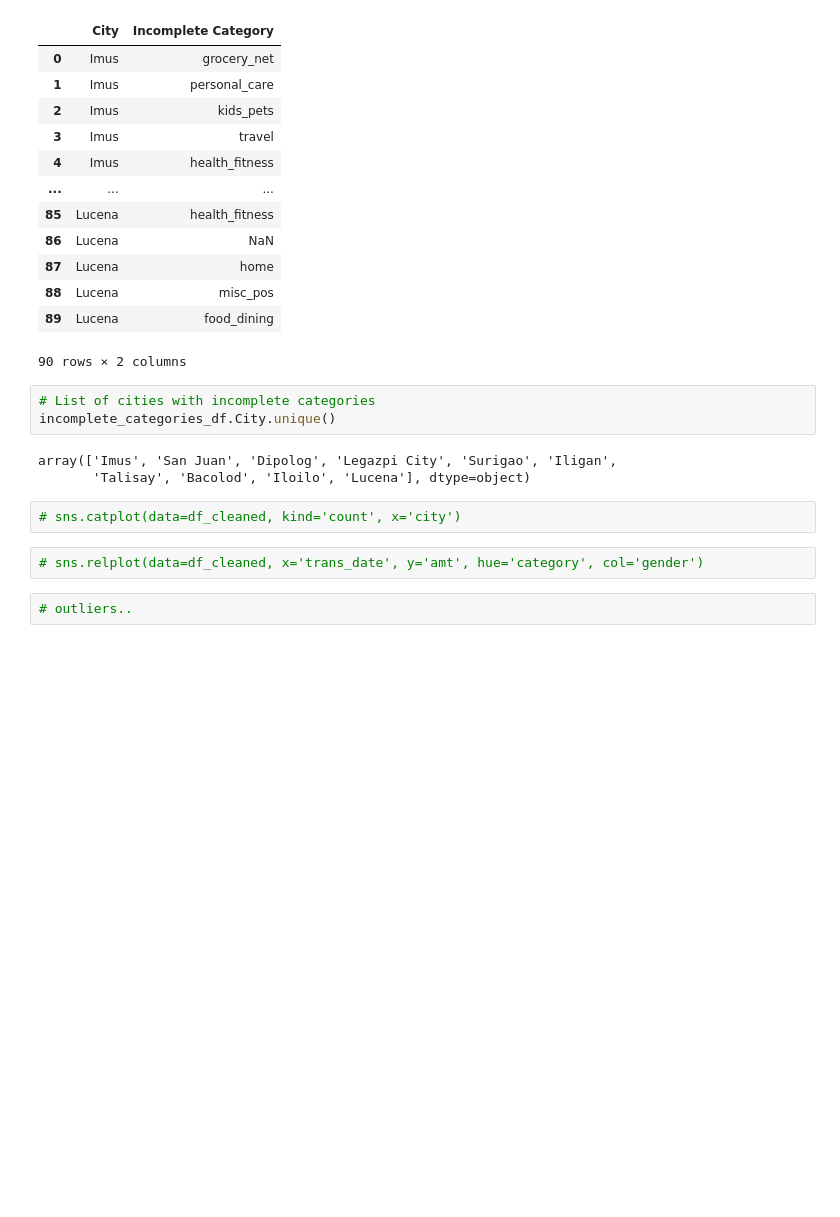
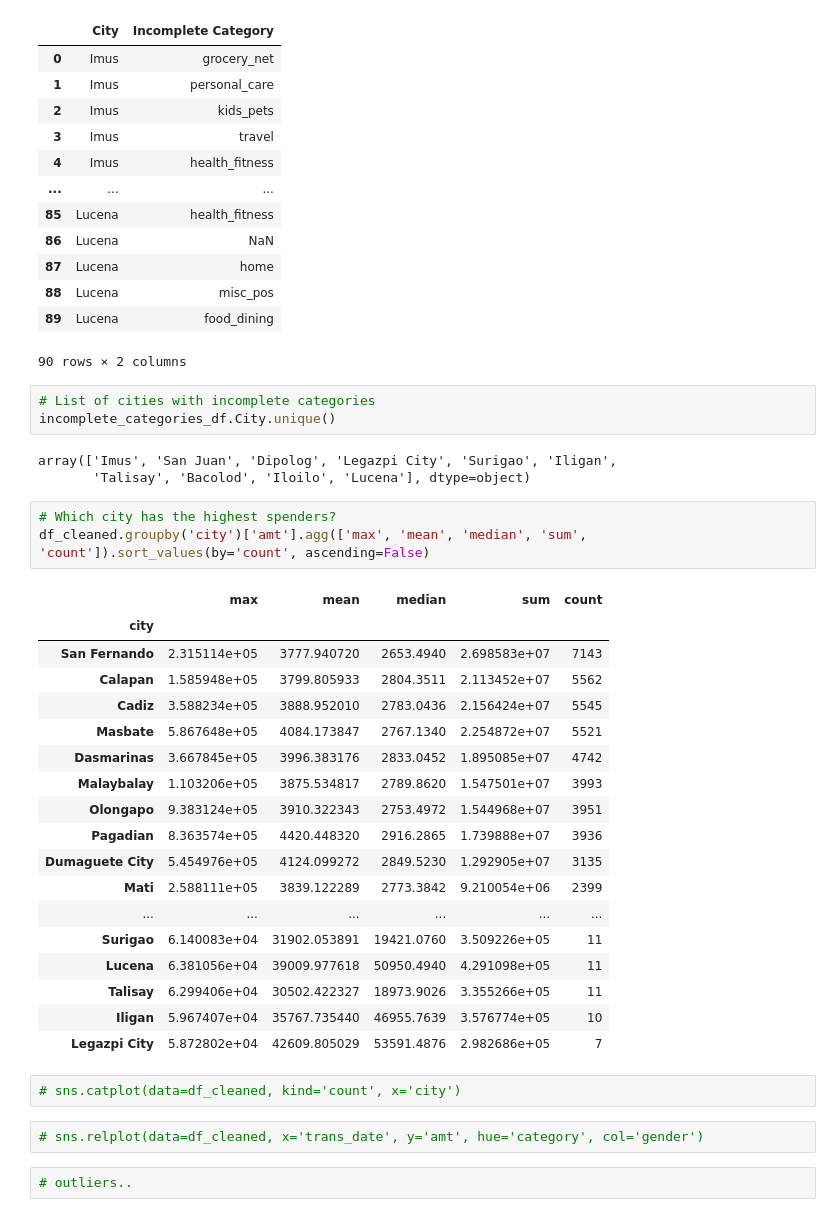
Before and after one commit to jmgang/G7Sprint1Deliverable, a Jupyter notebook: Copy_of_Project_s1_group7_teaching_hanna_how_to_swim.ipynb, the cells around one changed output. Drawn from its saved outputs; the diff is of its cells as text; blank space fills up the shorter version.

```diff
--- a/Copy_of_Project_s1_group7_teaching_hanna_how_to_swim.ipynb
+++ b/Copy_of_Project_s1_group7_teaching_hanna_how_to_swim.ipynb
@@ -507,6 +506,28 @@ incomplete_categories_df.City.unique()
 # %% [output]
 array(['Imus', 'San Juan', 'Dipolog', 'Legazpi City', 'Surigao', 'Iligan',
        'Talisay', 'Bacolod', 'Iloilo', 'Lucena'], dtype=object)
+# %%
+# Which city has the highest spenders?
+df_cleaned.groupby('city')['amt'].agg(['max', 'mean', 'median', 'sum', 'count']).sort_values(by='count', ascending=False)
+# %% [output]
+|  | max | mean | median | sum | count |
+| city |  |  |  |  |  |
+| San Fernando | 2.315114e+05 | 3777.940720 | 2653.4940 | 2.698583e+07 | 7143 |
+| Calapan | 1.585948e+05 | 3799.805933 | 2804.3511 | 2.113452e+07 | 5562 |
+| Cadiz | 3.588234e+05 | 3888.952010 | 2783.0436 | 2.156424e+07 | 5545 |
+| Masbate | 5.867648e+05 | 4084.173847 | 2767.1340 | 2.254872e+07 | 5521 |
+| Dasmarinas | 3.667845e+05 | 3996.383176 | 2833.0452 | 1.895085e+07 | 4742 |
+| Malaybalay | 1.103206e+05 | 3875.534817 | 2789.8620 | 1.547501e+07 | 3993 |
+| Olongapo | 9.383124e+05 | 3910.322343 | 2753.4972 | 1.544968e+07 | 3951 |
+| Pagadian | 8.363574e+05 | 4420.448320 | 2916.2865 | 1.739888e+07 | 3936 |
+| Dumaguete City | 5.454976e+05 | 4124.099272 | 2849.5230 | 1.292905e+07 | 3135 |
+| Mati | 2.588111e+05 | 3839.122289 | 2773.3842 | 9.210054e+06 | 2399 |
+| ... | ... | ... | ... | ... | ... |
+| Surigao | 6.140083e+04 | 31902.053891 | 19421.0760 | 3.509226e+05 | 11 |
+| Lucena | 6.381056e+04 | 39009.977618 | 50950.4940 | 4.291098e+05 | 11 |
+| Talisay | 6.299406e+04 | 30502.422327 | 18973.9026 | 3.355266e+05 | 11 |
+| Iligan | 5.967407e+04 | 35767.735440 | 46955.7639 | 3.576774e+05 | 10 |
+| Legazpi City | 5.872802e+04 | 42609.805029 | 53591.4876 | 2.982686e+05 | 7 |
 # %%
 # sns.catplot(data=df_cleaned, kind='count', x='city')
 # %%
```
Also changed, not shown: parts of 2 cells of this notebook.
